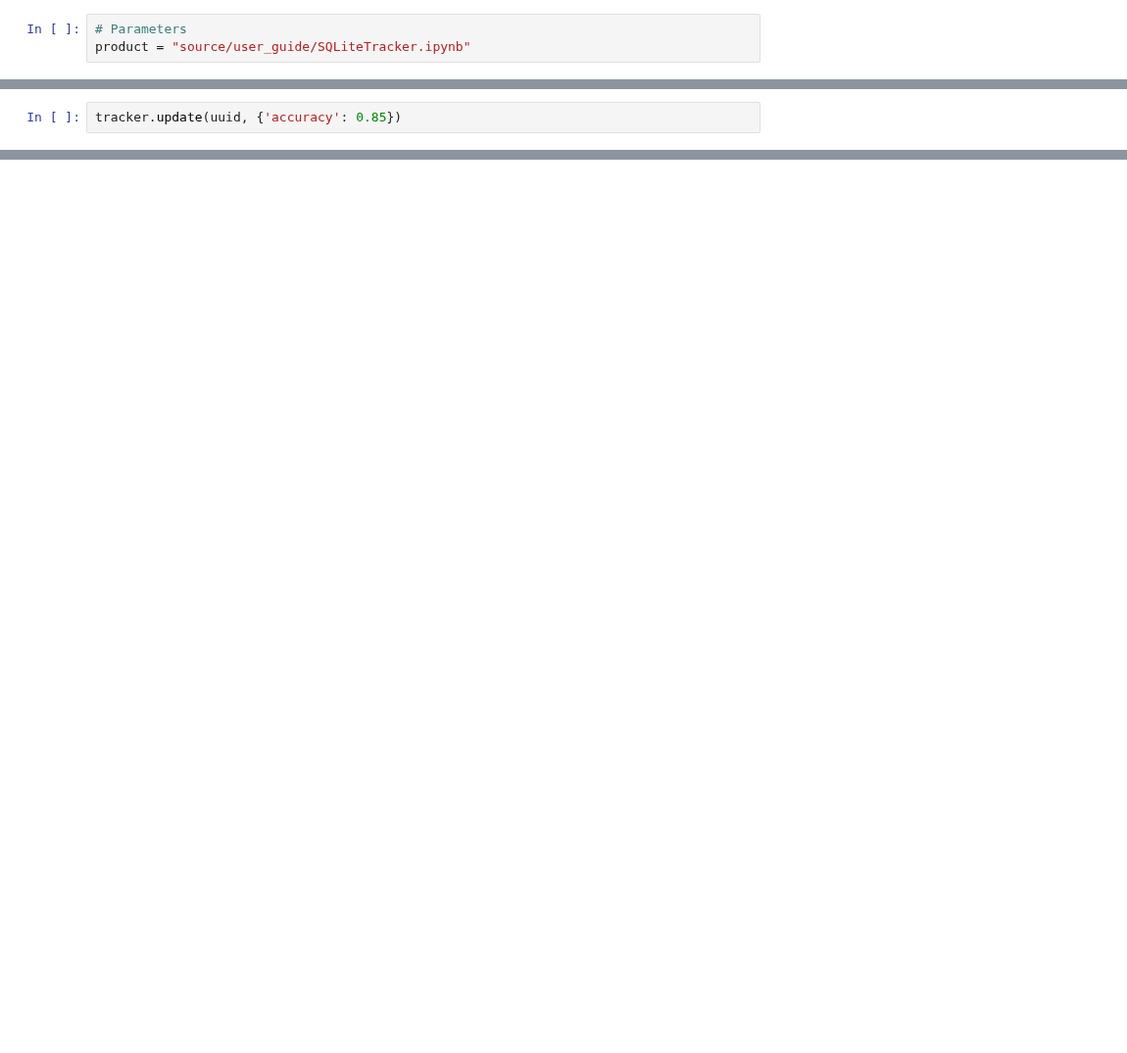
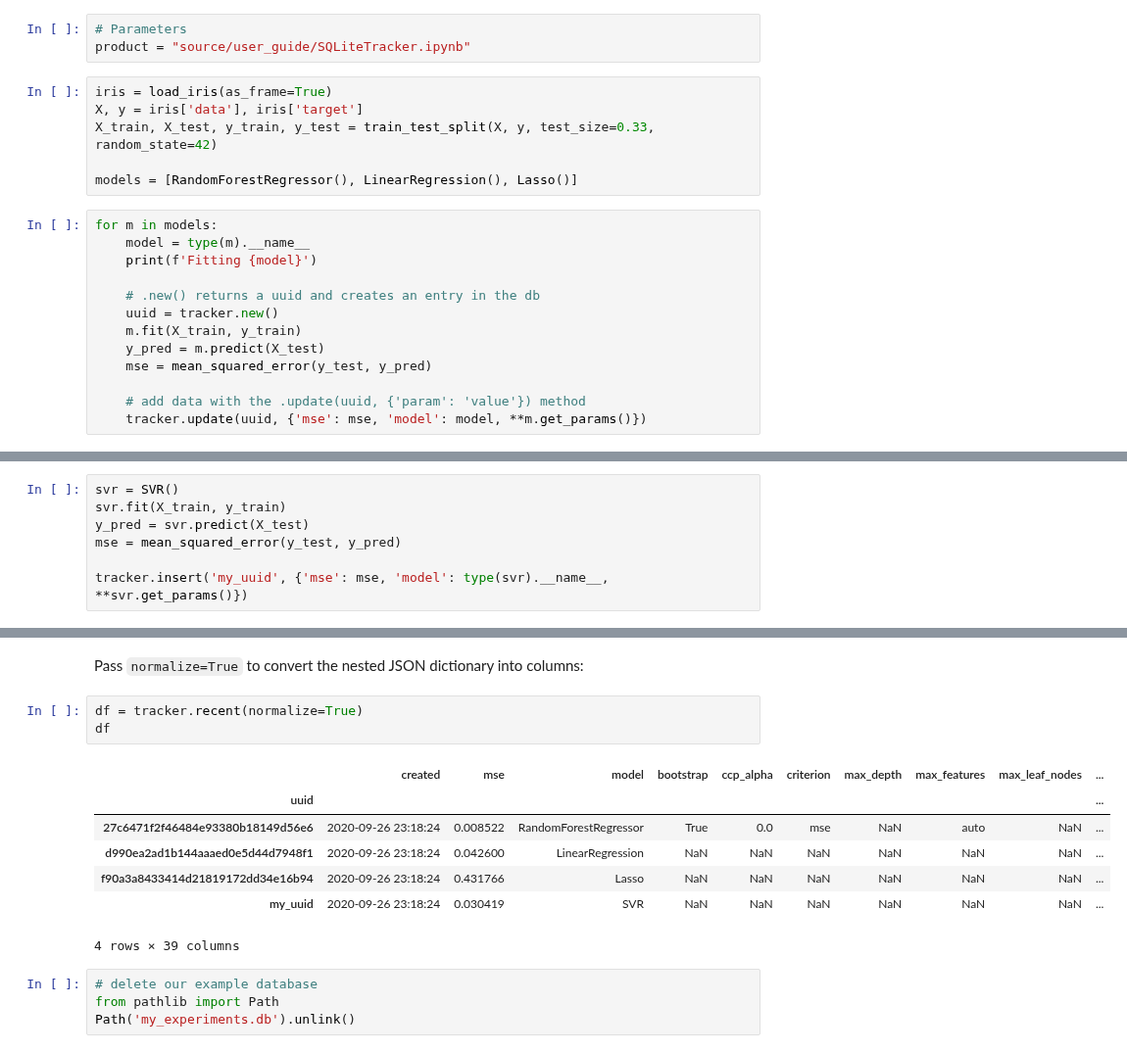
Before and after one commit to ploomber/sklearn-evaluation, a Jupyter notebook: docs/source/user_guide/SQLiteTracker.ipynb, the cells around one changed output, grey strips where cells are left out. Shown at 98% size. Saved outputs shown, nothing was run; the diff lists cells and outputs as text; blank space fills up the shorter version.

Commit message:
adds SQLiteTracker api doc

```diff
--- a/docs/source/user_guide/SQLiteTracker.ipynb
+++ b/docs/source/user_guide/SQLiteTracker.ipynb
@@ -7,3 +16,22 @@ tracker = SQLiteTracker(':memory:')
 # %%
 # Parameters
 product = "source/user_guide/SQLiteTracker.ipynb"
+# %%
+iris = load_iris(as_frame=True)
+X, y = iris['data'], iris['target']
+X_train, X_test, y_train, y_test = train_test_split(X, y, test_size=0.33, random_state=42)
+
+models = [RandomForestRegressor(), LinearRegression(), Lasso()]
+# %%
+for m in models:
+    model = type(m).__name__
+    print(f'Fitting {model}')
+
+    # .new() returns a uuid and creates an entry in the db
+    uuid = tracker.new()
+    m.fit(X_train, y_train)
+    y_pred = m.predict(X_test)
+    mse = mean_squared_error(y_test, y_pred)
+
+    # add data with the .update(uuid, {'param': 'value'}) method
+    tracker.update(uuid, {'mse': mse, 'model': model, **m.get_params()})
@@ -9,0 +44,7 @@ product = "source/user_guide/SQLiteTracker.ipynb"
+# %%
+svr = SVR()
+svr.fit(X_train, y_train)
+y_pred = svr.predict(X_test)
+mse = mean_squared_error(y_test, y_pred)
+
+tracker.insert('my_uuid', {'mse': mse, 'model': type(svr).__name__, **svr.get_params()})
@@ -21,2 +62,0 @@ uuid = tracker.new()
-# %%
-tracker.update(uuid, {'accuracy': 0.85})
@@ -38,0 +111,17 @@ SQLiteTracker
+# %% [markdown]
+Pass `normalize=True` to convert the nested JSON dictionary into columns:
+# %%
+df = tracker.recent(normalize=True)
+df
+# %% [output]
+|  | created | mse | model | bootstrap | ccp_alpha | criterion | max_depth | max_features | max_leaf_nodes | ... |
+| uuid |  |  |  |  |  |  |  |  |  | ... |
+| 27c6471f2f46484e93380b18149d56e6 | 2020-09-26 23:18:24 | 0.008522 | RandomForestRegressor | True | 0.0 | mse | NaN | auto | NaN | ... |
+| d990ea2ad1b144aaaed0e5d44d7948f1 | 2020-09-26 23:18:24 | 0.042600 | LinearRegression | NaN | NaN | NaN | NaN | NaN | NaN | ... |
+| f90a3a8433414d21819172dd34e16b94 | 2020-09-26 23:18:24 | 0.431766 | Lasso | NaN | NaN | NaN | NaN | NaN | NaN | ... |
+| my_uuid | 2020-09-26 23:18:24 | 0.030419 | SVR | NaN | NaN | NaN | NaN | NaN | NaN | ... |
+4 rows × 39 columns
+# %%
+# delete our example database
+from pathlib import Path
+Path('my_experiments.db').unlink()
```
Also changed, not shown: parts of 21 cells of this notebook, 9 other files.
